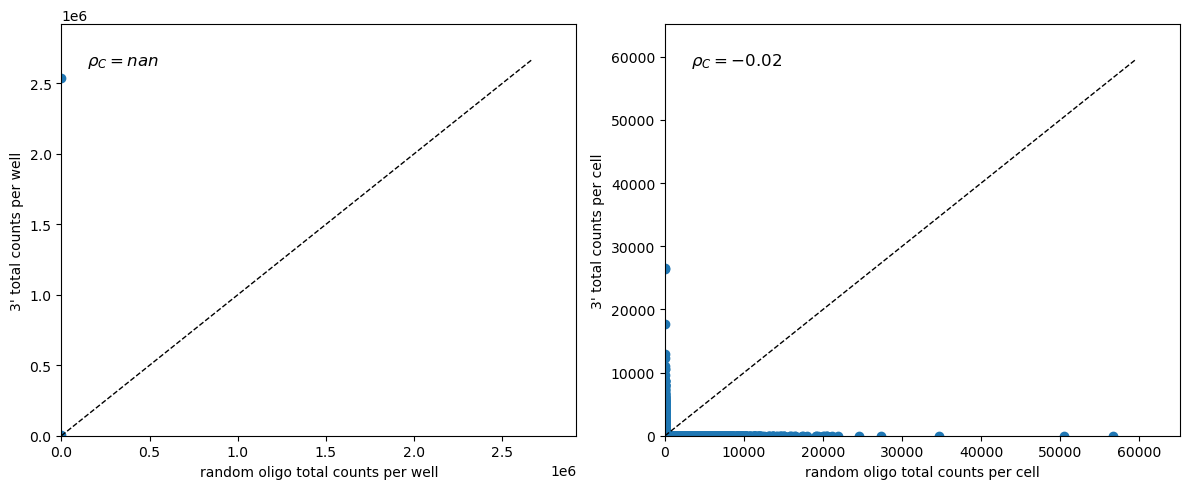
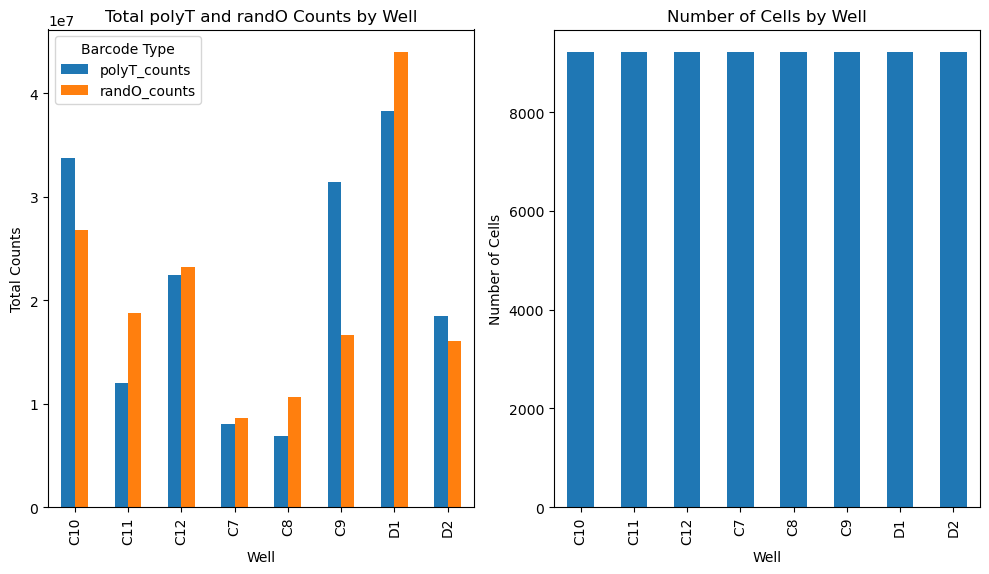
Unified diff of the notebook cell whose output changed from the first chart to the second:
--- before
+++ after
@@ -1,6 +1,6 @@
-fig, ax = plt.subplots(1, 2, figsize=(12, 5))
+fig, ax = plt.subplots(1, 2, figsize=(10, 6))
 
-plotting.plot_by_well(ax[0], parse_data.obs)
-plotting.plot_by_cell(ax[1], parse_data.obs)
+plotting.plot_counts_by_well(ax[0], parse_data)
+plotting.plot_num_cells_by_well(ax[1], parse_data)
 
 plt.tight_layout()

Commit: fixing inconsistencies, improved GC and length annotation (calculated directly from reference), and ran all notebooks